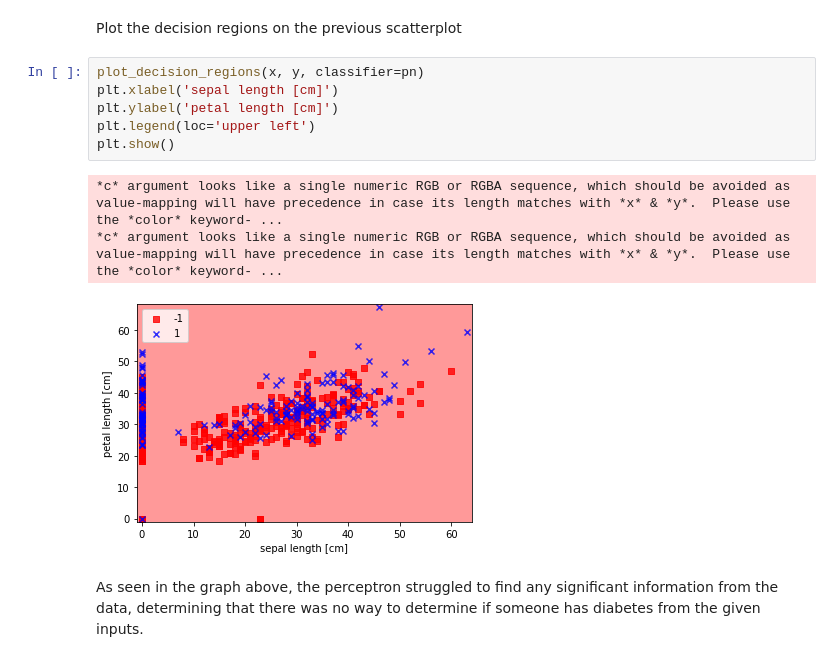
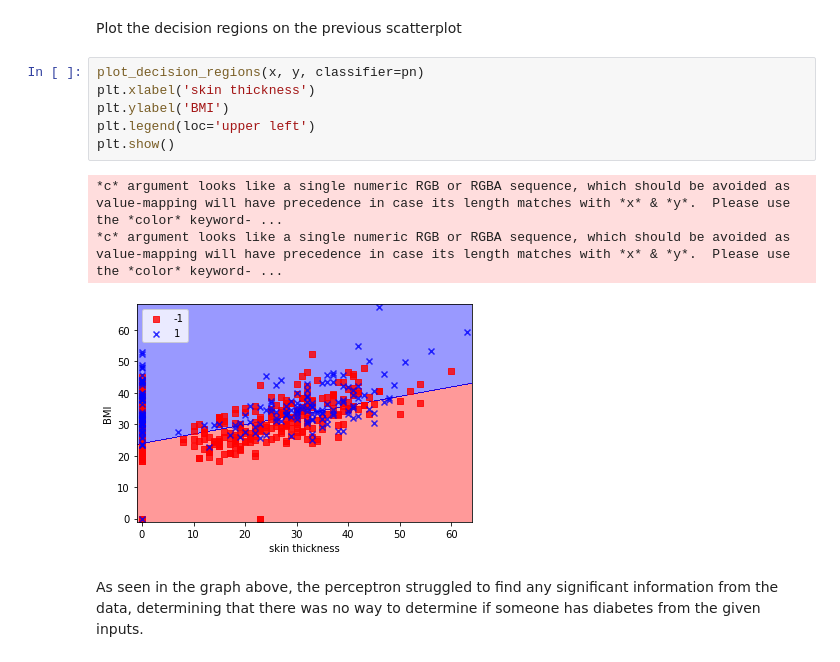
Before and after one commit to CStratton00/CST-435, a Jupyter notebook: Perceptron/perceptron-diabetes.ipynb, the cells around one changed output. Drawn from its saved outputs; the diff is of its cells as text.

Commit message:
fixed names and graph for diabetes notebook

```diff
--- a/Perceptron/perceptron-diabetes.ipynb
+++ b/Perceptron/perceptron-diabetes.ipynb
@@ -135,13 +135,13 @@ def plot_decision_regions(X, y, classifier, resolution=0.02):
 Plot the decision regions on the previous scatterplot
 # %%
 plot_decision_regions(x, y, classifier=pn)
-plt.xlabel('sepal length [cm]')
-plt.ylabel('petal length [cm]')
+plt.xlabel('skin thickness')
+plt.ylabel('BMI')
 plt.legend(loc='upper left')
 plt.show()
 # %% [output]
 *c* argument looks like a single numeric RGB or RGBA sequence, which should be avoided as value-mapping will have precedence in case its length matches with *x* & *y*.  Please use the *color* keyword- ...
 *c* argument looks like a single numeric RGB or RGBA sequence, which should be avoided as value-mapping will have precedence in case its length matches with *x* & *y*.  Please use the *color* keyword- ...
-[figure, old version]
+[figure, new version]
 # %% [markdown]
 As seen in the graph above, the perceptron struggled to find any significant information from the data, determining that there was no way to determine if someone has diabetes from the given inputs.
```
